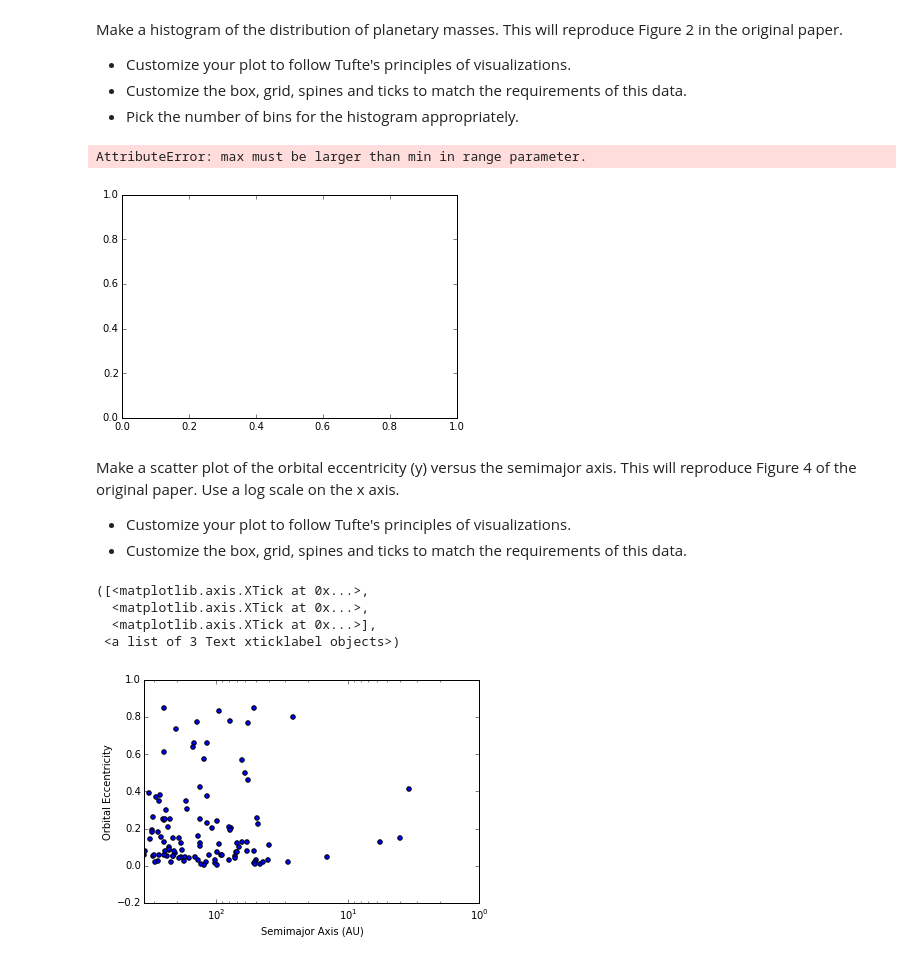
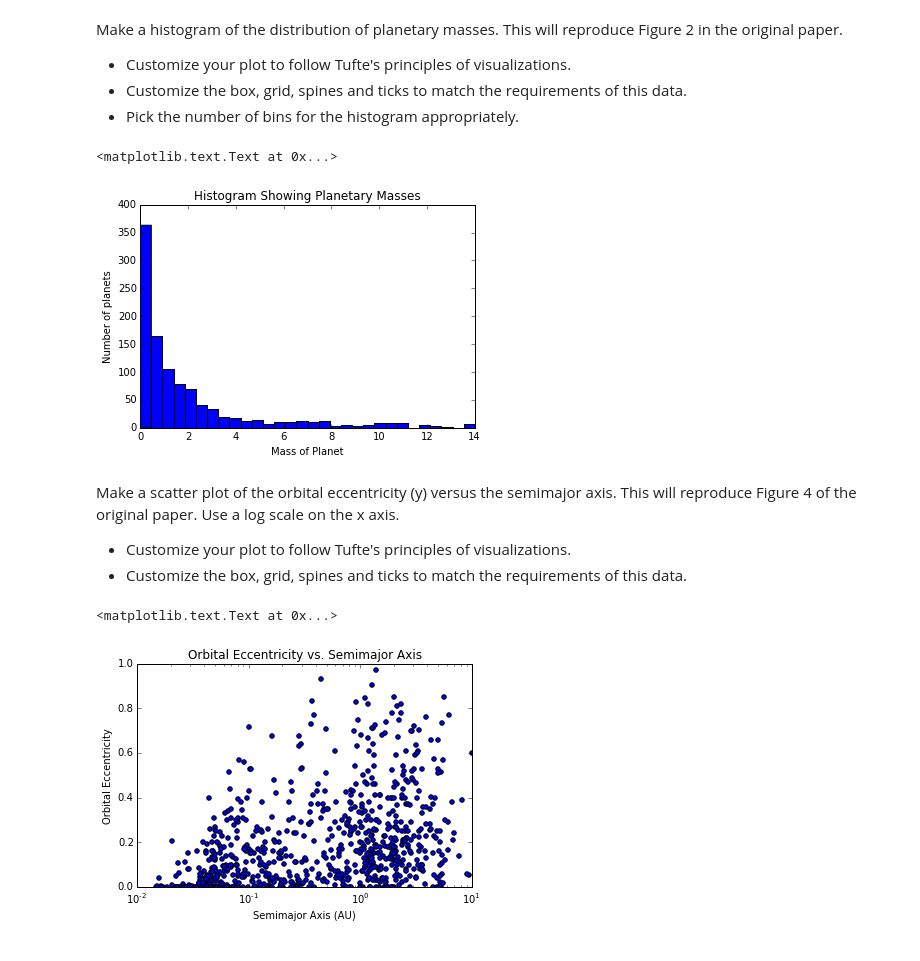
Before and after one commit to JackDi/phys202-2015-work, a Jupyter notebook: assignments/assignment04/MatplotlibEx02.ipynb, the cells around one changed output. Cells and saved outputs as stored; diff of their text form; code cells hidden in the pictures.

```diff
--- a/assignments/assignment04/MatplotlibEx02.ipynb
+++ b/assignments/assignment04/MatplotlibEx02.ipynb
@@ -54,13 +54,14 @@ Make a histogram of the distribution of planetary masses. This will reproduce Fi
 # %%
 # YOUR CODE HERE
 
-mass=data[:,3]
-plt.hist(mass,bins=20)
-plt.xlabel('X-Axis')
+mass=data[:,2]
+plt.hist(mass,range=(0,14),bins=30)
+plt.xlabel('Mass of Planet')
 plt.ylabel("Number of planets")
+plt.title("Histogram Showing Planetary Masses")
 # %% [output]
-AttributeError: max must be larger than min in range parameter.
+<matplotlib.text.Text at 0x...>
-[figure, old version]
+[figure, new version]
 # %%
 assert True # leave for grading
 # %% [markdown]
@@ -69,17 +70,15 @@ Make a scatter plot of the orbital eccentricity (y) versus the semimajor axis. T
 * Customize your plot to follow Tufte's principles of visualizations.
 * Customize the box, grid, spines and ticks to match the requirements of this data.
 # %%
-plt.scatter(data[:,7],data[:,6])
+plt.scatter(data[:,5],data[:,6])
 plt.xscale('log')
-plt.xlim(0,100)
+plt.xlim(0.01,10)
+plt.ylim(0.0,1.0)
 plt.xlabel("Semimajor Axis (AU)")
 plt.ylabel("Orbital Eccentricity")
-plt.xticks([1,10,100])
+plt.title("Orbital Eccentricity vs. Semimajor Axis")
 # %% [output]
-([<matplotlib.axis.XTick at 0x...>,
-  <matplotlib.axis.XTick at 0x...>,
-  <matplotlib.axis.XTick at 0x...>],
- <a list of 3 Text xticklabel objects>)
+<matplotlib.text.Text at 0x...>
-[figure, old version]
+[figure, new version]
 # %%
 assert True # leave for grading
```
Also changed, not shown: 27 other files.
